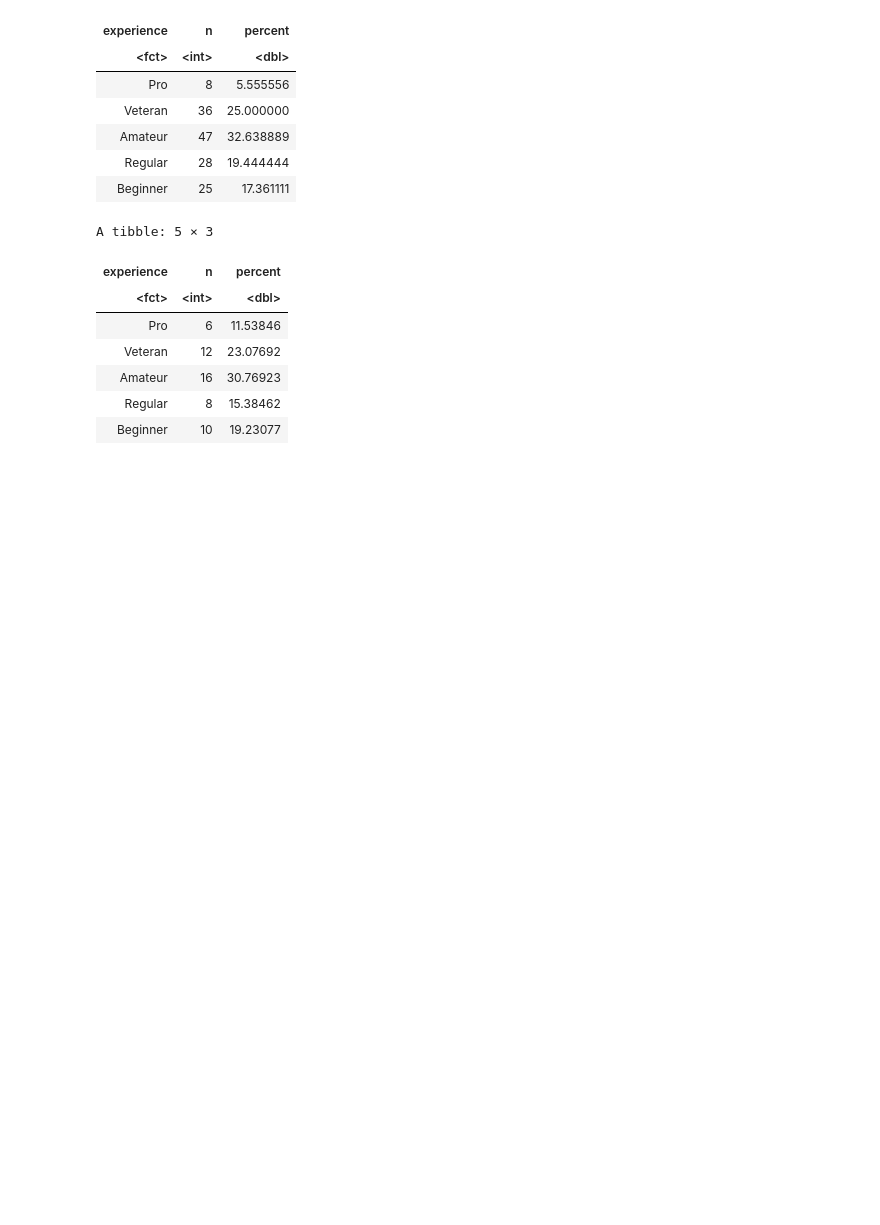
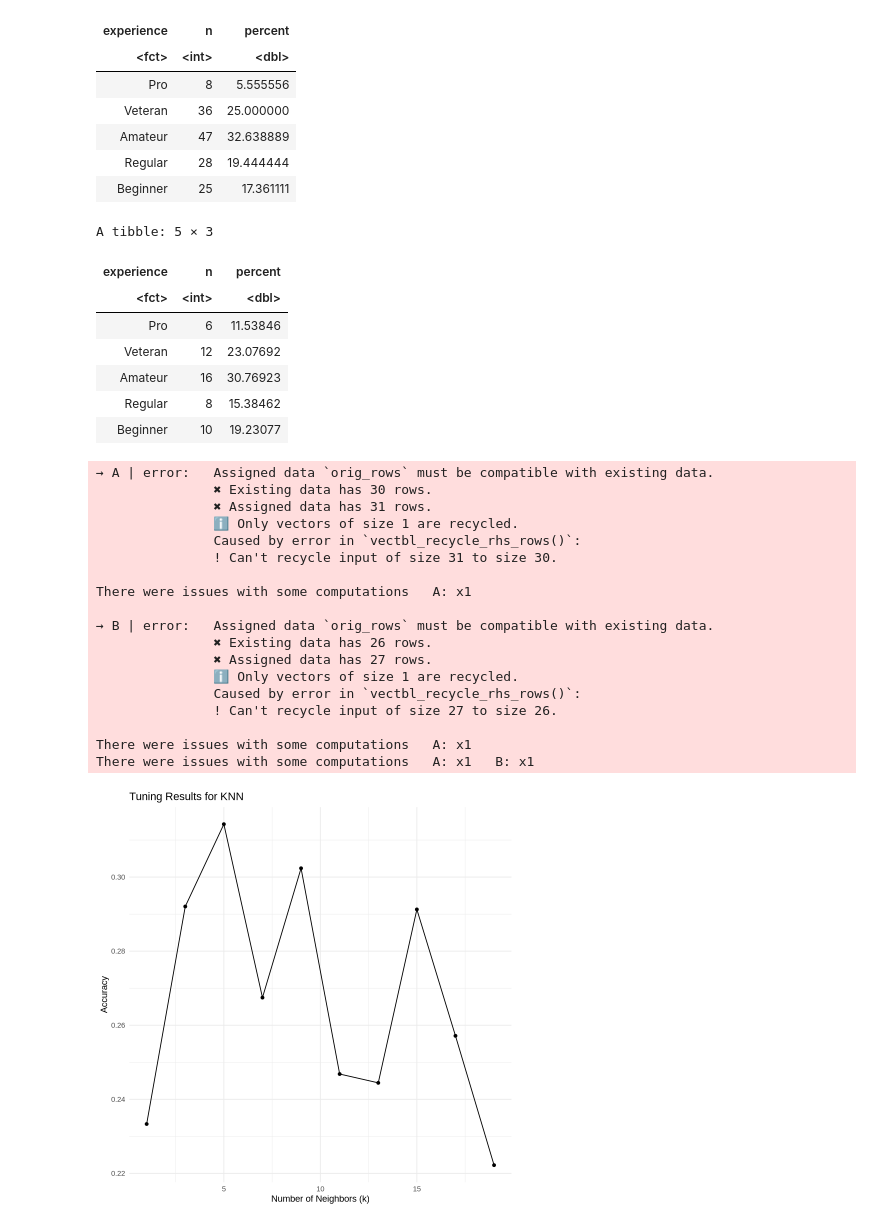
Before and after one commit to buildwithme1/Dacia-100-project-template, a Jupyter notebook: players.ipynb, the cells around one changed output. Drawn from its saved outputs; the diff is of its cells as text; code cells hidden in the pictures; blank space fills up the shorter version.

Commit message:
Find best k based on highest accuracy

```diff
--- a/players.ipynb
+++ b/players.ipynb
@@ -240,3 +204,61 @@ A tibble: 5 × 3
 | Amateur | 16 | 30.76923 |
 | Regular | 8 | 15.38462 |
 | Beginner | 10 | 19.23077 |
+# %%
+# Create recipe (standardizing too)
+training_recipe <- recipe(experience ~ played_hours + Age, data = training_set) |>
+  step_scale(all_predictors()) |>
+  step_center(all_predictors())
+# %%
+# create model
+knn_spec <- nearest_neighbor(neighbors = tune(), weight_func = "rectangular") |>
+  set_engine("kknn") |>
+  set_mode("classification")
+
+# Create 5-fold cross-validation folds
+set.seed(123)
+folds <- vfold_cv(training_set, v = 5, strata = experience)
+
+# Combine recipe and model into workflow
+workflow_model <- workflow() |>
+  add_recipe(training_recipe) |>
+  add_model(knn_spec)
+
+# Define grid of k values to test
+grid_values <- tibble(neighbors = seq(1, 20, by = 2))
+
+#  tuning
+tune_results <- tune_grid(object = workflow_model,
+                          resamples = folds,
+  grid = grid_values,
+  metrics = metric_set(accuracy))
+
+
+#  results
+tune_results |>
+  collect_metrics() |>
+  ggplot(aes(x = neighbors, y = mean)) +
+  geom_point() +
+  geom_line() +
+  labs(title = "Tuning Results for KNN", x = "Number of Neighbors (k)", y = "Accuracy") +
+  theme_minimal()
+# %% [output]
+→ A | error:   Assigned data `orig_rows` must be compatible with existing data.
+               ✖ Existing data has 30 rows.
+               ✖ Assigned data has 31 rows.
+               ℹ Only vectors of size 1 are recycled.
+               Caused by error in `vectbl_recycle_rhs_rows()`:
+               ! Can't recycle input of size 31 to size 30.
+
+There were issues with some computations   A: x1
+
+→ B | error:   Assigned data `orig_rows` must be compatible with existing data.
+               ✖ Existing data has 26 rows.
+               ✖ Assigned data has 27 rows.
+               ℹ Only vectors of size 1 are recycled.
+               Caused by error in `vectbl_recycle_rhs_rows()`:
+               ! Can't recycle input of size 27 to size 26.
+
+There were issues with some computations   A: x1
+There were issues with some computations   A: x1   B: x1
+[figure, added]
```
Also changed, not shown: parts of 6 cells of this notebook.
